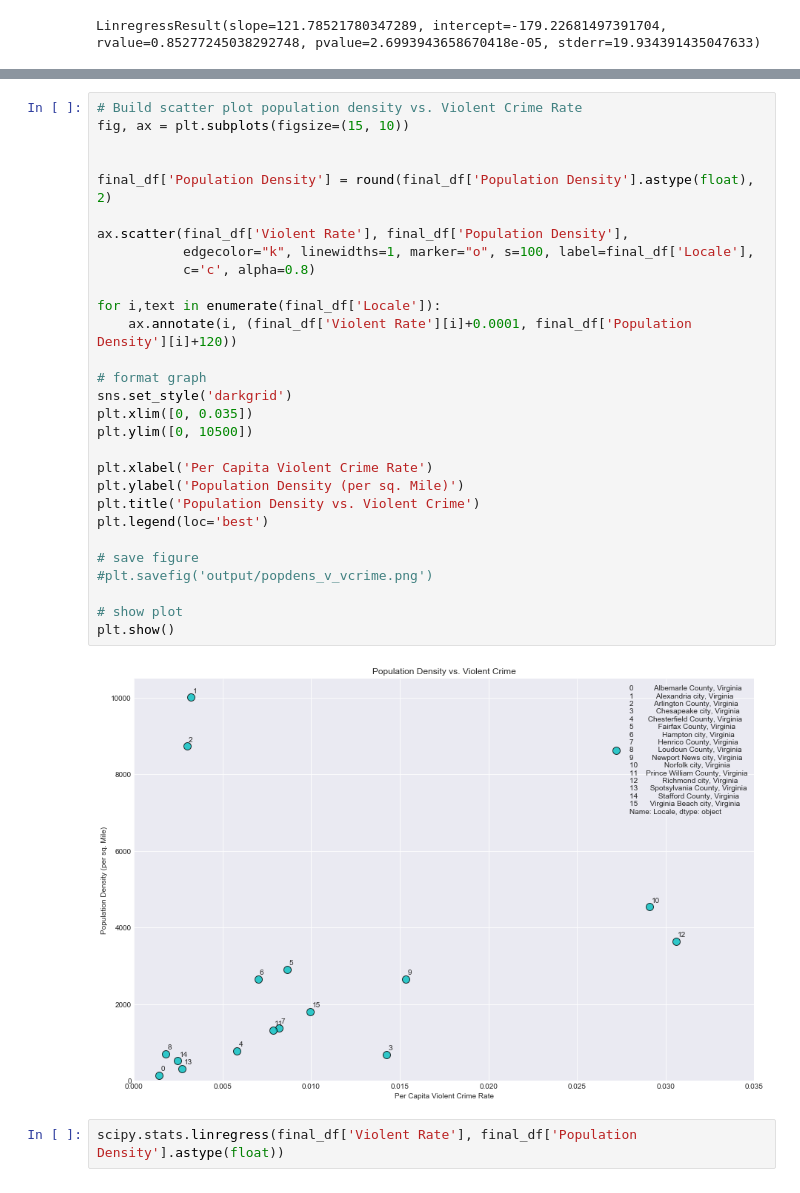
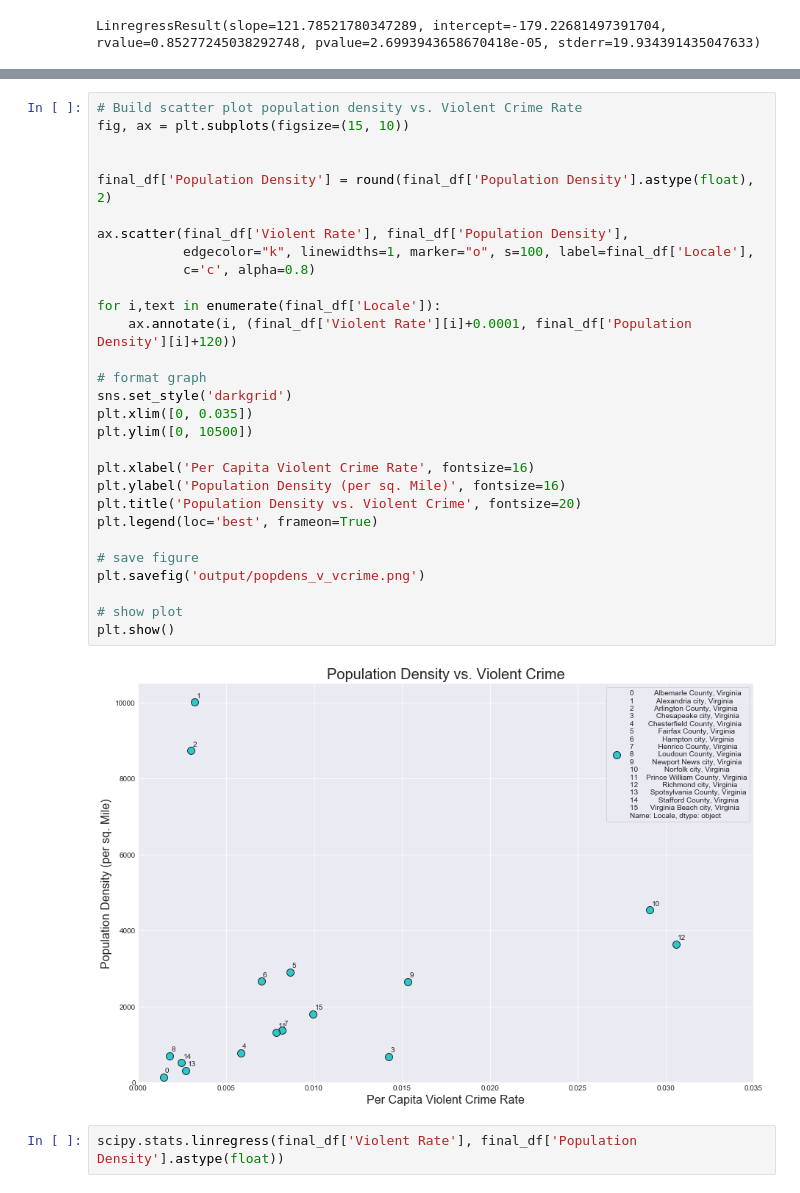
Before and after one commit to aeisenba61/project-mayhem, a Jupyter notebook: Final/final_analysis_notebook.ipynb, the cells around one changed output, grey strips where cells are left out. Drawn from its saved outputs; the diff is of its cells as text.

```diff
--- a/Final/final_analysis_notebook.ipynb
+++ b/Final/final_analysis_notebook.ipynb
@@ -74,34 +74,34 @@ plt.show()
 # %%
 # Build scatter plot population density vs. Violent Crime Rate
 fig, ax = plt.subplots(figsize=(15, 10))
 
 
 final_df['Population Density'] = round(final_df['Population Density'].astype(float), 2)
 
 ax.scatter(final_df['Violent Rate'], final_df['Population Density'],
            edgecolor="k", linewidths=1, marker="o", s=100, label=final_df['Locale'],
            c='c', alpha=0.8)
 
 for i,text in enumerate(final_df['Locale']):
     ax.annotate(i, (final_df['Violent Rate'][i]+0.0001, final_df['Population Density'][i]+120))
 
 # format graph
 sns.set_style('darkgrid')
 plt.xlim([0, 0.035])
 plt.ylim([0, 10500])
 
-plt.xlabel('Per Capita Violent Crime Rate')
-plt.ylabel('Population Density (per sq. Mile)')
-plt.title('Population Density vs. Violent Crime')
-plt.legend(loc='best')
+plt.xlabel('Per Capita Violent Crime Rate', fontsize=16)
+plt.ylabel('Population Density (per sq. Mile)', fontsize=16)
+plt.title('Population Density vs. Violent Crime', fontsize=20)
+plt.legend(loc='best', frameon=True)
 
 # save figure
-#plt.savefig('output/popdens_v_vcrime.png')
+plt.savefig('output/popdens_v_vcrime.png')
 
 # show plot
 plt.show()
 # %% [output]
-[figure, old version]
+[figure, new version]
 # %%
 scipy.stats.linregress(final_df['Violent Rate'], final_df['Population Density'].astype(float))
 # %% [output]
```
Also changed, not shown: parts of 7 cells of this notebook, 5 other files.
